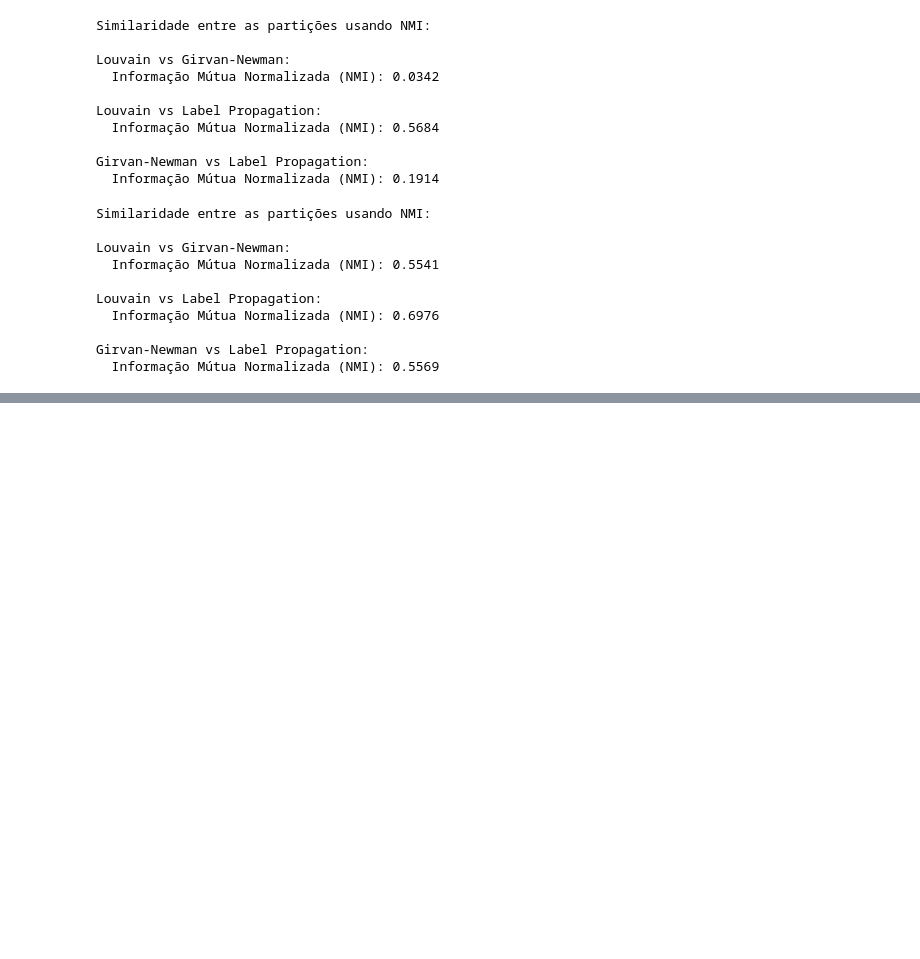
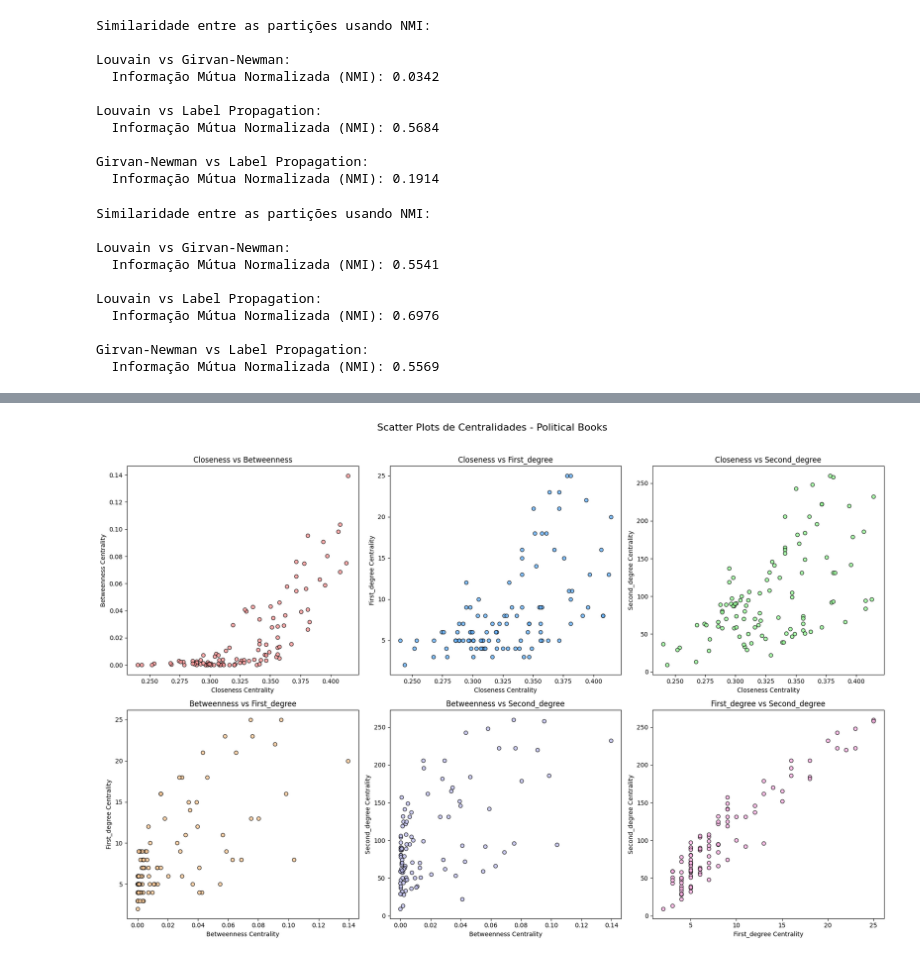
Before and after one commit to VictorFrancheto/logistic-regression, a Jupyter notebook: Prova_1.ipynb, the cells around one changed output, grey strips where cells are left out. Saved outputs shown, nothing was run; the diff lists cells and outputs as text; code cells hidden in the pictures; blank space fills up the shorter version.

```diff
--- a/Prova_1.ipynb
+++ b/Prova_1.ipynb
@@ -579,0 +682,4 @@ Girvan-Newman vs Label Propagation:
+# %%
+scatter_plot_centralities(centralities_polbooks, "Political Books")
+# %% [output]
+[figure, added]
```
Also changed, not shown: parts of 21 cells of this notebook.
